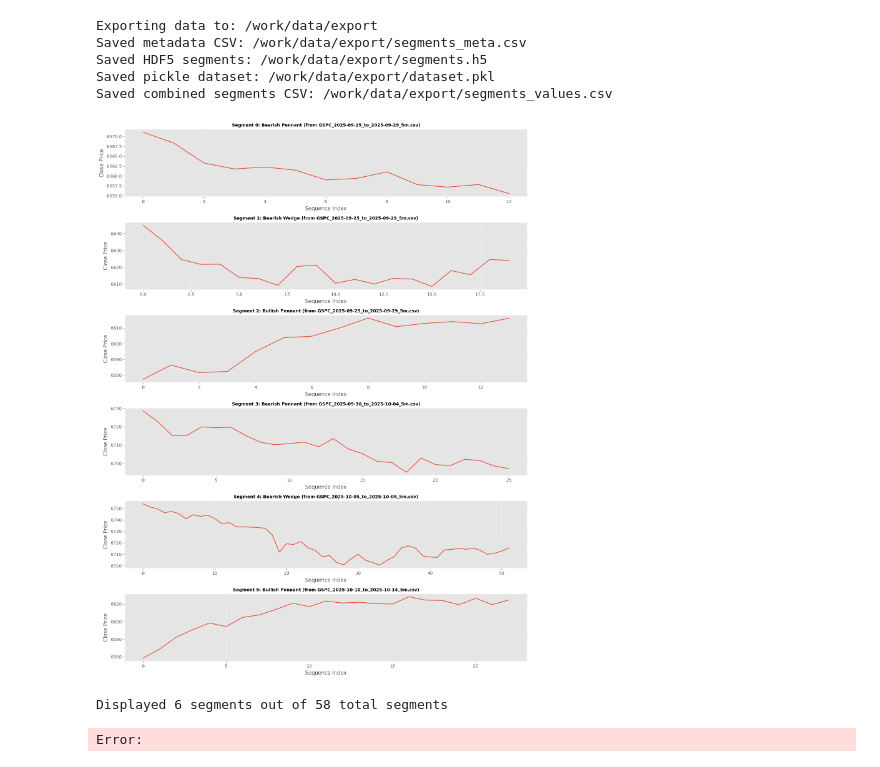
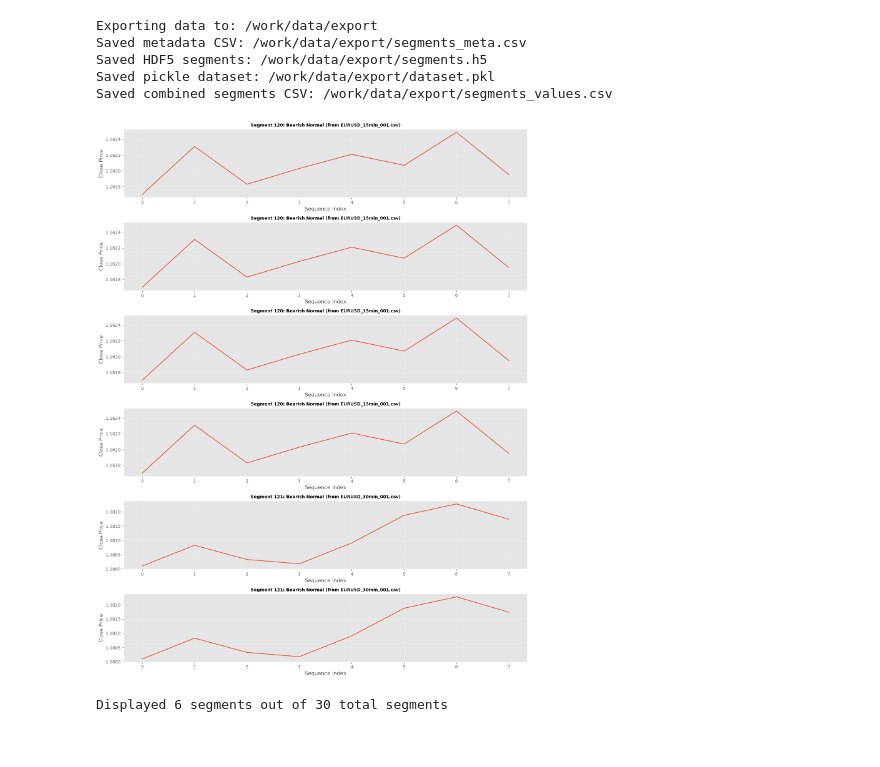
Before and after one commit to matesze41/vitmma19-pw, a Jupyter notebook: notebook/01-data-exploration.ipynb, the cells around one changed output. Drawn from its saved outputs; the diff is of its cells as text; code cells hidden in the pictures.

```diff
--- a/notebook/01-data-exploration.ipynb
+++ b/notebook/01-data-exploration.ipynb
@@ -91,21 +241,30 @@ def extract_segments(json_entry, csv_directory):
 # %%
 all_segments = []
 
-for json_path in json_files:
-    print("\nProcessing:", json_path)
+print(f"[main] Found {len(json_files)} JSON files to process")
+
+for i, json_path in enumerate(json_files):
+    print(f"\n[main] ({i+1}/{len(json_files)}) Processing JSON:", json_path)
 
     folder = os.path.dirname(json_path)
+    print(f"[main]  CSV search base directory: {folder}")
 
     try:
         with open(json_path, "r", encoding="utf-8") as f:
             entries = json.load(f)
+        print(f"[main]  Loaded {len(entries)} annotation entries from JSON")
     except Exception as e:
-        print("ERROR reading JSON:", json_path, e)
+        print("[main] ERROR reading JSON:", json_path, e)
         continue
 
-    for entry in entries:
+    before_file = len(all_segments)
+    for j, entry in enumerate(entries):
+        print(f"[main]   Entry {j+1}/{len(entries)} for file_upload={entry.get('file_upload')}")
         segs = extract_segments(entry, folder)
+        print(f"[main]   -> Extracted {len(segs)} segments from this entry")
         all_segments.extend(segs)
+    after_file = len(all_segments)
+    print(f"[main] Finished {json_path}: added {after_file - before_file} segments, total so far {after_file}")
 
-print("\nTotal labeled segments loaded:", len(all_segments))
+print("\n[main] Total labeled segments loaded:", len(all_segments))
 # %% [output]
@@ -313,34 +483,33 @@ Saved combined segments CSV: /work/data/export/segments_values.csv
 # %%
 # Visualize a sample of segments from combined_df
 import matplotlib.pyplot as plt
 
 # Get unique segment IDs
-unique_segments = combined_df['segment_id'].unique()
+unique_segments = combined_df['segment_id'].tail(30)
 
 # Plot first 6 segments (or fewer if less available)
 n_plots = min(6, len(unique_segments))
 fig, axes = plt.subplots(n_plots, 1, figsize=(14, 3*n_plots))
 
 if n_plots == 1:
     axes = [axes]
 
 for idx, seg_id in enumerate(unique_segments[:n_plots]):
     seg_data = combined_df[combined_df['segment_id'] == seg_id]
     label = seg_data['label'].iloc[0]
     csv_file = seg_data['csv_file'].iloc[0]
 
     # Plot the Close price
     axes[idx].plot(seg_data['seq_index'], seg_data['Close'], linewidth=1.5)
     axes[idx].set_title(f"Segment {seg_id}: {label} (from {csv_file})", fontsize=10, fontweight='bold')
     axes[idx].set_xlabel("Sequence Index")
     axes[idx].set_ylabel("Close Price")
     axes[idx].grid(True, alpha=0.3)
 
 plt.tight_layout()
 plt.show()
 
 print(f"Displayed {n_plots} segments out of {len(unique_segments)} total segments")
 # %% [output]
-[figure, old version]
+[figure, new version]
-Displayed 6 segments out of 58 total segments
+Displayed 6 segments out of 30 total segments
-Error:
```
Also changed, not shown: parts of 11 cells of this notebook, 2 other files.
